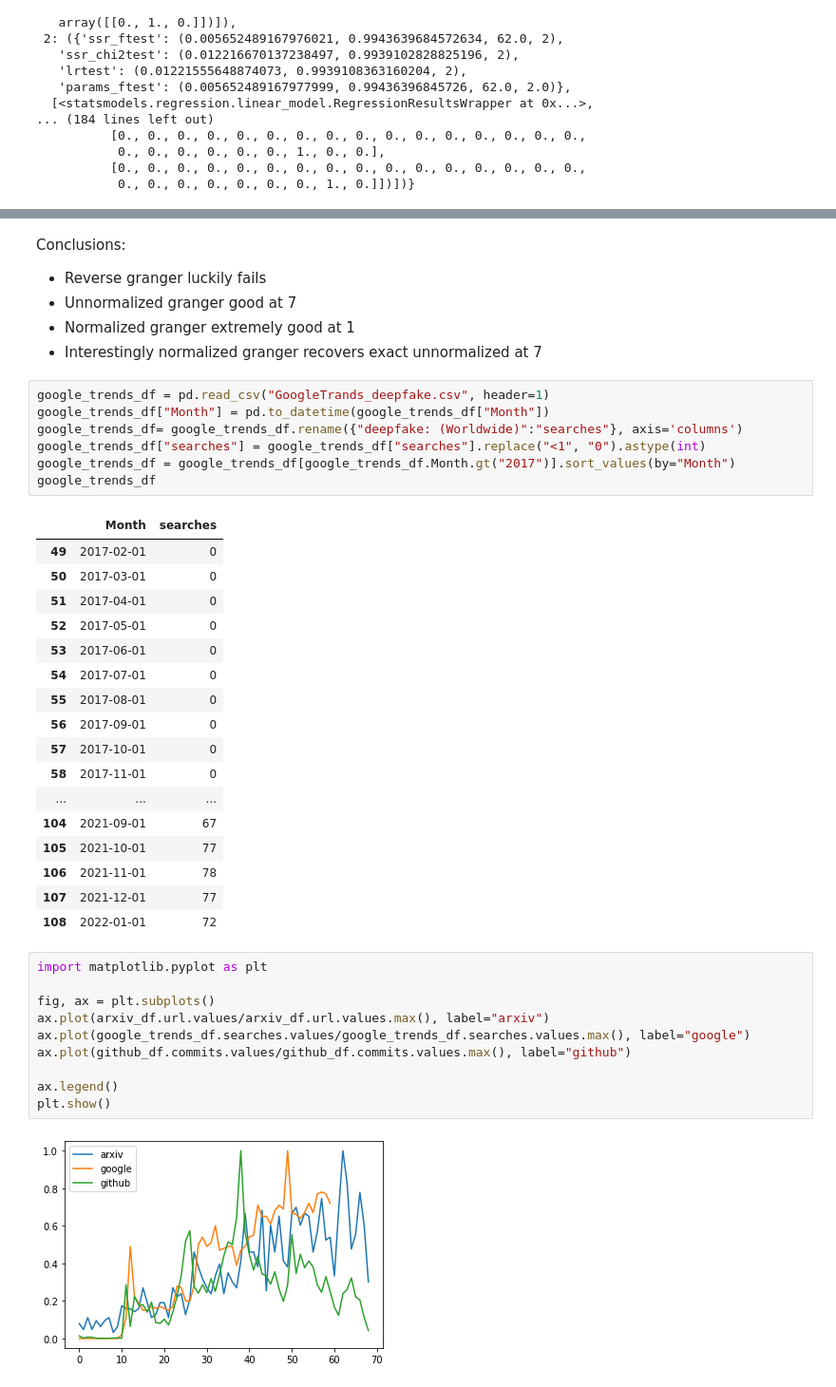
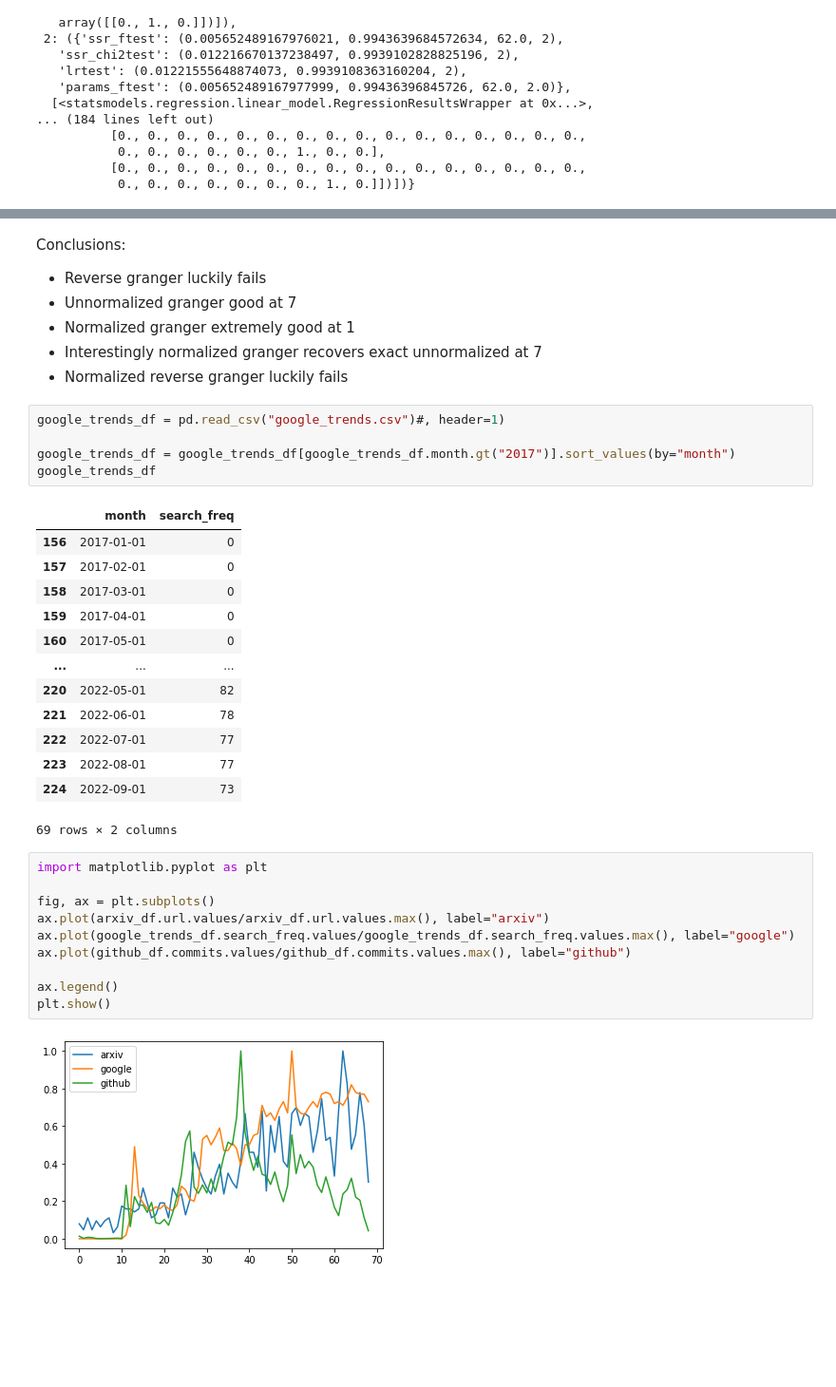
Before and after one commit to solalatus/deepfake_popularity, a Jupyter notebook: granger_causality.ipynb, the cells around one changed output, grey strips where cells are left out. Shown at 95% size. Cells and saved outputs as stored; diff of their text form; blank space fills up the shorter version.

Commit message:
added trends downloader and worked on granger causalities

```diff
--- a/granger_causality.ipynb
+++ b/granger_causality.ipynb
@@ -156,40 +195,35 @@ Conclusions:
 - Unnormalized granger good at 7
 - Normalized granger extremely good at 1
 - Interestingly normalized granger recovers exact unnormalized at 7
+- Normalized reverse granger luckily fails
 # %%
-google_trends_df = pd.read_csv("GoogleTrands_deepfake.csv", header=1)
-google_trends_df["Month"] = pd.to_datetime(google_trends_df["Month"])
-google_trends_df= google_trends_df.rename({"deepfake: (Worldwide)":"searches"}, axis='columns')
-google_trends_df["searches"] = google_trends_df["searches"].replace("<1", "0").astype(int)
-google_trends_df = google_trends_df[google_trends_df.Month.gt("2017")].sort_values(by="Month")
+google_trends_df = pd.read_csv("google_trends.csv")#, header=1)
+
+google_trends_df = google_trends_df[google_trends_df.month.gt("2017")].sort_values(by="month")
 google_trends_df
 # %% [output]
-|  | Month | searches |
-| 49 | 2017-02-01 | 0 |
-| 50 | 2017-03-01 | 0 |
-| 51 | 2017-04-01 | 0 |
-| 52 | 2017-05-01 | 0 |
-| 53 | 2017-06-01 | 0 |
-| 54 | 2017-07-01 | 0 |
-| 55 | 2017-08-01 | 0 |
-| 56 | 2017-09-01 | 0 |
-| 57 | 2017-10-01 | 0 |
-| 58 | 2017-11-01 | 0 |
+|  | month | search_freq |
+| 156 | 2017-01-01 | 0 |
+| 157 | 2017-02-01 | 0 |
+| 158 | 2017-03-01 | 0 |
+| 159 | 2017-04-01 | 0 |
+| 160 | 2017-05-01 | 0 |
 | ... | ... | ... |
-| 104 | 2021-09-01 | 67 |
-| 105 | 2021-10-01 | 77 |
-| 106 | 2021-11-01 | 78 |
-| 107 | 2021-12-01 | 77 |
-| 108 | 2022-01-01 | 72 |
+| 220 | 2022-05-01 | 82 |
+| 221 | 2022-06-01 | 78 |
+| 222 | 2022-07-01 | 77 |
+| 223 | 2022-08-01 | 77 |
+| 224 | 2022-09-01 | 73 |
+69 rows × 2 columns
 # %%
 import matplotlib.pyplot as plt
 
 fig, ax = plt.subplots()
 ax.plot(arxiv_df.url.values/arxiv_df.url.values.max(), label="arxiv")
-ax.plot(google_trends_df.searches.values/google_trends_df.searches.values.max(), label="google")
+ax.plot(google_trends_df.search_freq.values/google_trends_df.search_freq.values.max(), label="google")
 ax.plot(github_df.commits.values/github_df.commits.values.max(), label="github")
 
 ax.legend()
 plt.show()
 # %% [output]
-[figure, old version]
+[figure, new version]
```
Also changed, not shown: parts of 8 cells of this notebook, 2 other files.
